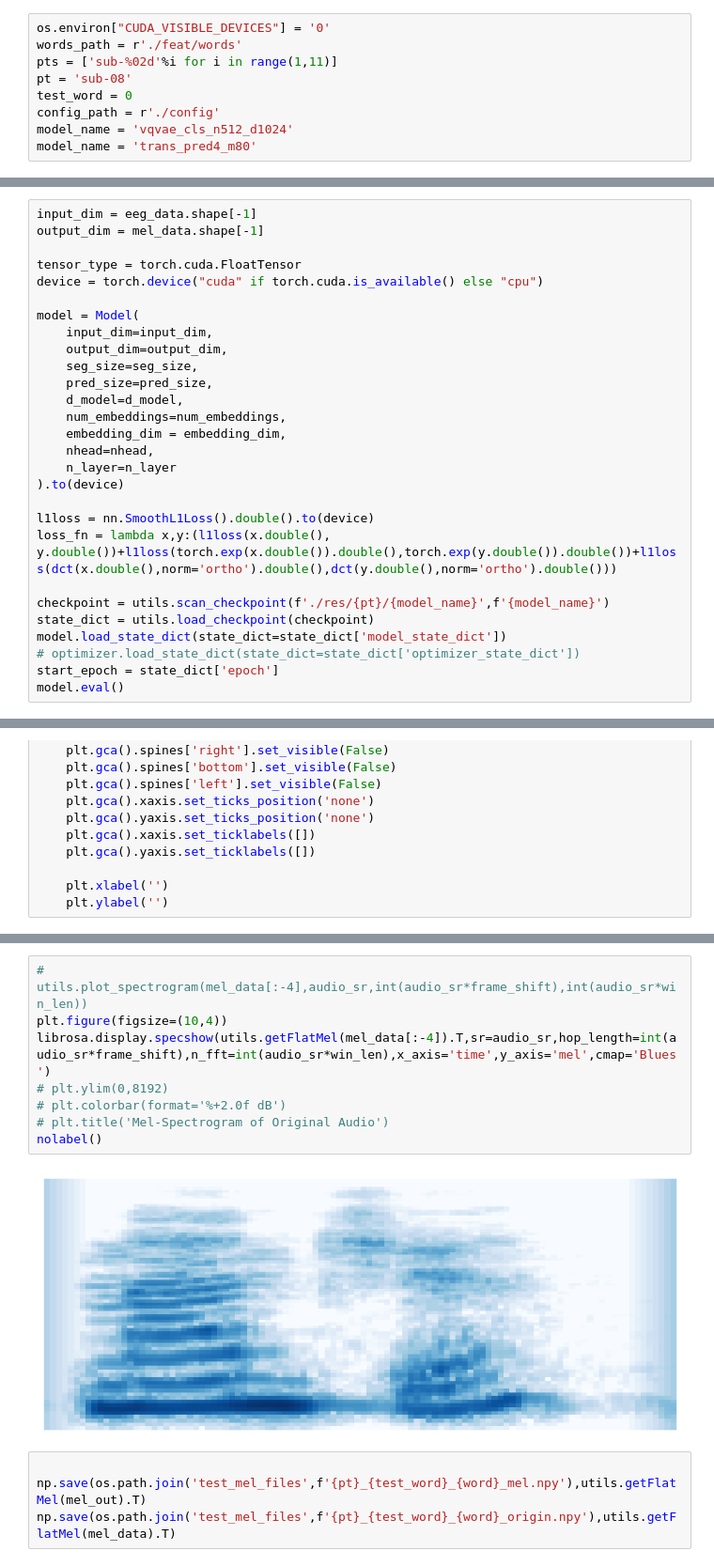
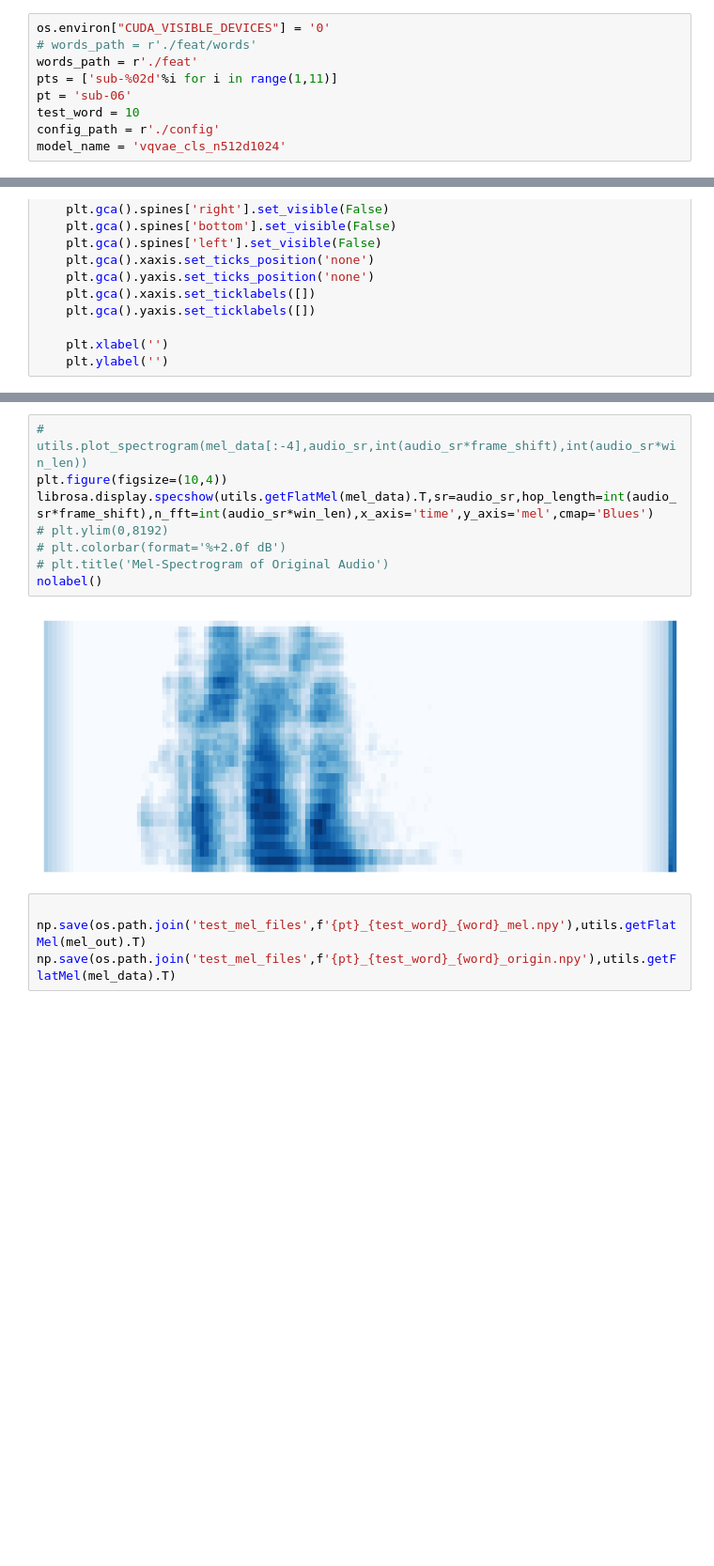
Before and after one commit to Sacamore/EEG-AudioTransformer, a Jupyter notebook: evaluate.ipynb, the cells around one changed output, grey strips where cells are left out. Shown at 94% size. Saved outputs shown, nothing was run; the diff lists cells and outputs as text; blank space fills up the shorter version.

```diff
--- a/evaluate.ipynb
+++ b/evaluate.ipynb
@@ -12,13 +12,13 @@ from torch_dct import dct
 公共变量
 # %%
 os.environ["CUDA_VISIBLE_DEVICES"] = '0'
-words_path = r'./feat/words'
+# words_path = r'./feat/words'
+words_path = r'./feat'
 pts = ['sub-%02d'%i for i in range(1,11)]
-pt = 'sub-08'
-test_word = 0
+pt = 'sub-06'
+test_word = 10
 config_path = r'./config'
-model_name = 'vqvae_cls_n512_d1024'
-model_name = 'trans_pred4_m80'
+model_name = 'vqvae_cls_n512d1024'
 # %% [markdown]
 读取数据
 # %%
@@ -151,28 +147,0 @@ classifier.eval()
-# %%
-input_dim = eeg_data.shape[-1]
-output_dim = mel_data.shape[-1]
-
-tensor_type = torch.cuda.FloatTensor
-device = torch.device("cuda" if torch.cuda.is_available() else "cpu")
-
-model = Model(
-    input_dim=input_dim,
-    output_dim=output_dim,
-    seg_size=seg_size,
-    pred_size=pred_size,
-    d_model=d_model,
-    num_embeddings=num_embeddings,
-    embedding_dim = embedding_dim,
-    nhead=nhead,
-    n_layer=n_layer
-).to(device)
-
-l1loss = nn.SmoothL1Loss().double().to(device)
-loss_fn = lambda x,y:(l1loss(x.double(), y.double())+l1loss(torch.exp(x.double()).double(),torch.exp(y.double()).double())+l1loss(dct(x.double(),norm='ortho').double(),dct(y.double(),norm='ortho').double()))
-
-checkpoint = utils.scan_checkpoint(f'./res/{pt}/{model_name}',f'{model_name}')
-state_dict = utils.load_checkpoint(checkpoint)
-model.load_state_dict(state_dict=state_dict['model_state_dict'])
-# optimizer.load_state_dict(state_dict=state_dict['optimizer_state_dict'])
-start_epoch = state_dict['epoch']
-model.eval()
@@ -254,13 +266,13 @@ nolabel()
 # %%
 # utils.plot_spectrogram(mel_data[:-4],audio_sr,int(audio_sr*frame_shift),int(audio_sr*win_len))
 plt.figure(figsize=(10,4))
-librosa.display.specshow(utils.getFlatMel(mel_data[:-4]).T,sr=audio_sr,hop_length=int(audio_sr*frame_shift),n_fft=int(audio_sr*win_len),x_axis='time',y_axis='mel',cmap='Blues')
+librosa.display.specshow(utils.getFlatMel(mel_data).T,sr=audio_sr,hop_length=int(audio_sr*frame_shift),n_fft=int(audio_sr*win_len),x_axis='time',y_axis='mel',cmap='Blues')
 # plt.ylim(0,8192)
 # plt.colorbar(format='%+2.0f dB')
 # plt.title('Mel-Spectrogram of Original Audio')
 nolabel()
 # %% [output]
-[figure, old version]
+[figure, new version]
 # %%
 
 np.save(os.path.join('test_mel_files',f'{pt}_{test_word}_{word}_mel.npy'),utils.getFlatMel(mel_out).T)
```
Also changed, not shown: parts of 23 cells of this notebook, 32 other files.
